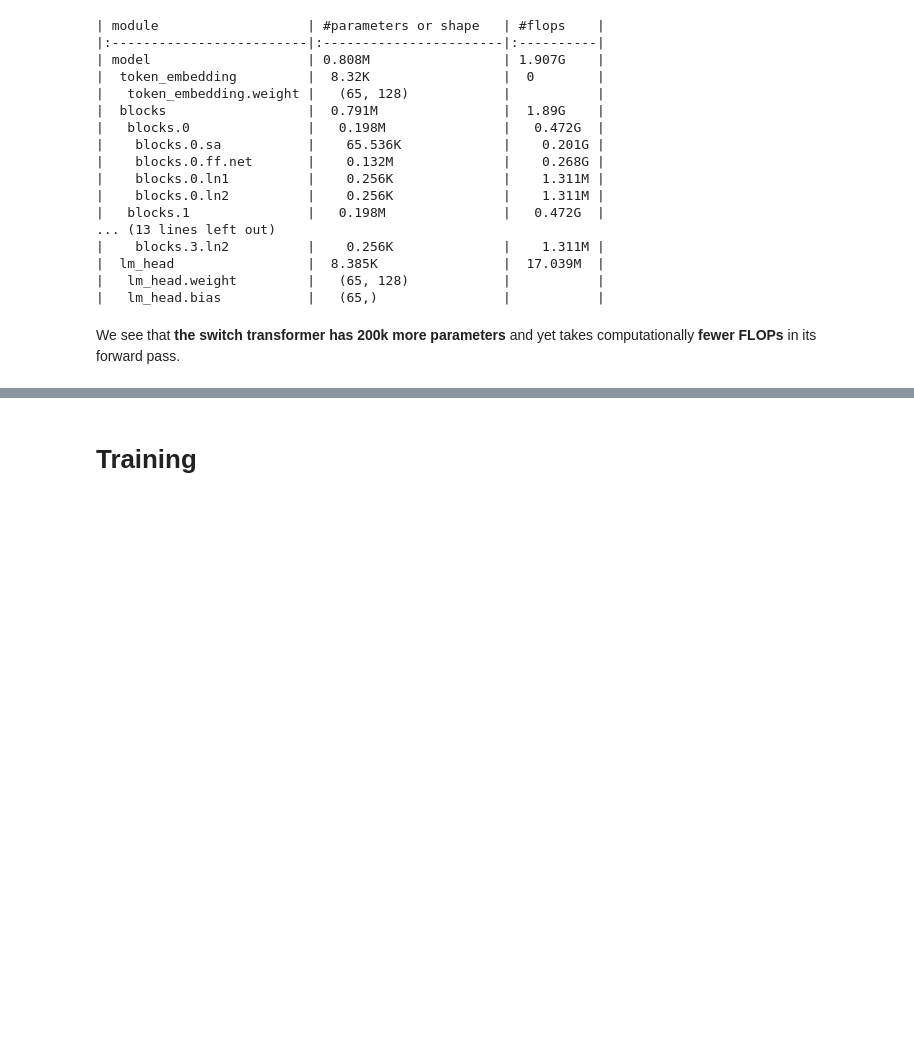
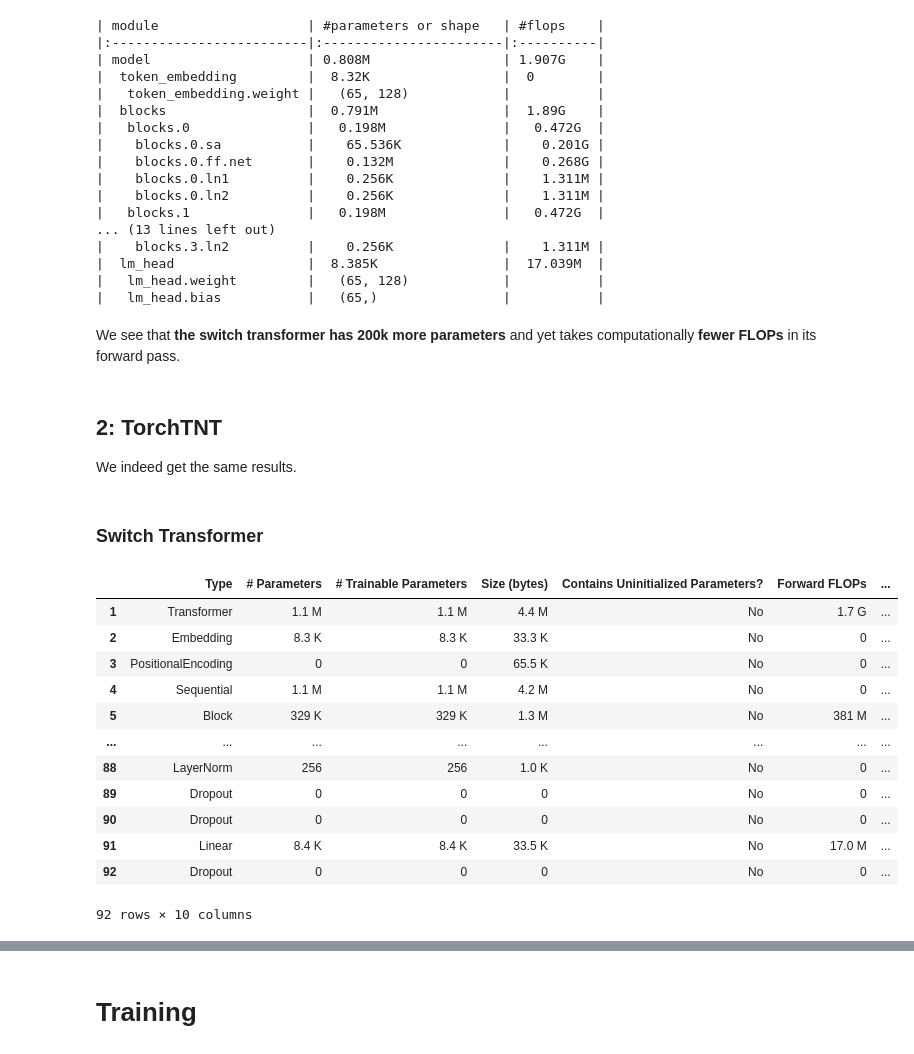
Before and after one commit to terru3/moe-kit, a Jupyter notebook: switch_transformer/switch_transformer.ipynb, the cells around one changed output, grey strips where cells are left out. Saved outputs shown, nothing was run; the diff lists cells and outputs as text; code cells hidden in the pictures; blank space fills up the shorter version.

```diff
--- a/switch_transformer/switch_transformer.ipynb
+++ b/switch_transformer/switch_transformer.ipynb
@@ -292,3 +295,46 @@ print(flop_count_table(vanilla_flops))
 |   lm_head.bias           |   (65,)                |           |
 # %% [markdown]
 We see that **the switch transformer has 200k more parameters** and yet takes computationally **fewer FLOPs** in its forward pass.
+# %% [markdown]
+## 2: TorchTNT
+
+We indeed get the same results.
+# %%
+# TNT is a library for PyTorch training tools and utilities.
+from torchtnt.utils.module_summary import get_module_summary
+
+# formatting fn: https://forums.fast.ai/t/lesson-18-official-topic/102750/15
+import pandas as pd
+
+
+def markdown_to_pandas(table_string):
+
+    rows = table_string.strip().split("\n")
+
+    header = rows[0].split("|")[1:]
+    header = [x.strip() for x in header]
+    # row[1] is separator -----
+    data = [row.split("|")[1:] for row in rows[2:]]
+    data = [[x.strip() for x in row] for row in data]
+    return pd.DataFrame(data[:-1], columns=header)
+# %% [markdown]
+### Switch Transformer
+# %%
+module_summary = get_module_summary(model_wrap, [inp])
+summary_df = markdown_to_pandas(f"{module_summary}")[1:]  # first is our SwitchWrapper
+summary_df
+# note these parameters are not numeric and we cannot sort / filter with them as is
+# %% [output]
+|  | Type | # Parameters | # Trainable Parameters | Size (bytes) | Contains Uninitialized Parameters? | Forward FLOPs | ... |
+| 1 | Transformer | 1.1 M | 1.1 M | 4.4 M | No | 1.7 G | ... |
+| 2 | Embedding | 8.3 K | 8.3 K | 33.3 K | No | 0 | ... |
+| 3 | PositionalEncoding | 0 | 0 | 65.5 K | No | 0 | ... |
+| 4 | Sequential | 1.1 M | 1.1 M | 4.2 M | No | 0 | ... |
+| 5 | Block | 329 K | 329 K | 1.3 M | No | 381 M | ... |
+| ... | ... | ... | ... | ... | ... | ... | ... |
+| 88 | LayerNorm | 256 | 256 | 1.0 K | No | 0 | ... |
+| 89 | Dropout | 0 | 0 | 0 | No | 0 | ... |
+| 90 | Dropout | 0 | 0 | 0 | No | 0 | ... |
+| 91 | Linear | 8.4 K | 8.4 K | 33.5 K | No | 17.0 M | ... |
+| 92 | Dropout | 0 | 0 | 0 | No | 0 | ... |
+92 rows × 10 columns
```
Also changed, not shown: parts of 12 cells of this notebook, 1 other file.
